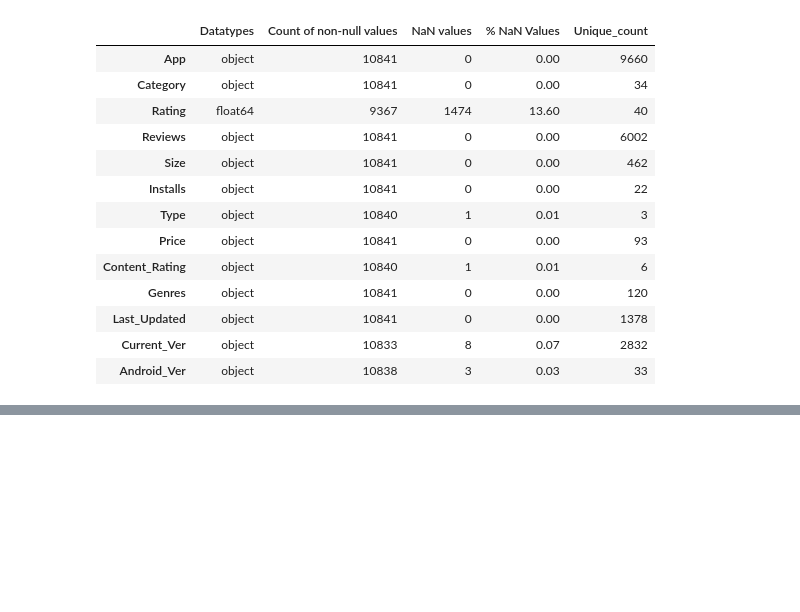
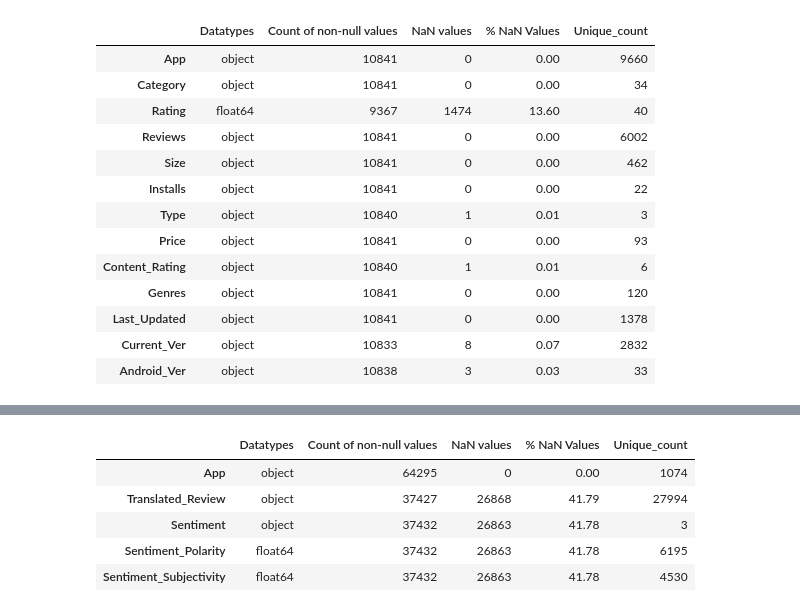
Before and after one commit to raushan9jnv/Play-Store-App-Review-Analysis, a Jupyter notebook: Almabetter_Play_Store_App_Review_Analysis_Capstone_Project_1.ipynb, the cells around one changed output, grey strips where cells are left out. Saved outputs shown, nothing was run; the diff lists cells and outputs as text; code cells hidden in the pictures; blank space fills up the shorter version.

```diff
--- a/Almabetter_Play_Store_App_Review_Analysis_Capstone_Project_1.ipynb
+++ b/Almabetter_Play_Store_App_Review_Analysis_Capstone_Project_1.ipynb
@@ -263,0 +344,17 @@ PlaystoreInfo()
+# %%
+def UserReviewInfo():
+  URinfo_df = pd.DataFrame(index=df_reviews.columns)
+  URinfo_df['Datatypes'] =  df_reviews.dtypes
+  URinfo_df['Count of non-null values'] = df_reviews.count()
+  URinfo_df['NaN values'] = df_reviews.isnull().sum()
+  URinfo_df['% NaN Values'] = (URinfo_df['NaN values']/len(df_reviews)).round(4)*100 # or df_REVIEWS.isnull().mean()
+  URinfo_df['Unique_count'] = df_reviews.nunique()
+  return URinfo_df
+UserReviewInfo()
+# %% [output]
+|  | Datatypes | Count of non-null values | NaN values | % NaN Values | Unique_count |
+| App | object | 64295 | 0 | 0.00 | 1074 |
+| Translated_Review | object | 37427 | 26868 | 41.79 | 27994 |
+| Sentiment | object | 37432 | 26863 | 41.78 | 3 |
+| Sentiment_Polarity | float64 | 37432 | 26863 | 41.78 | 6195 |
+| Sentiment_Subjectivity | float64 | 37432 | 26863 | 41.78 | 4530 |
```
Also changed, not shown: parts of 9 cells of this notebook.
